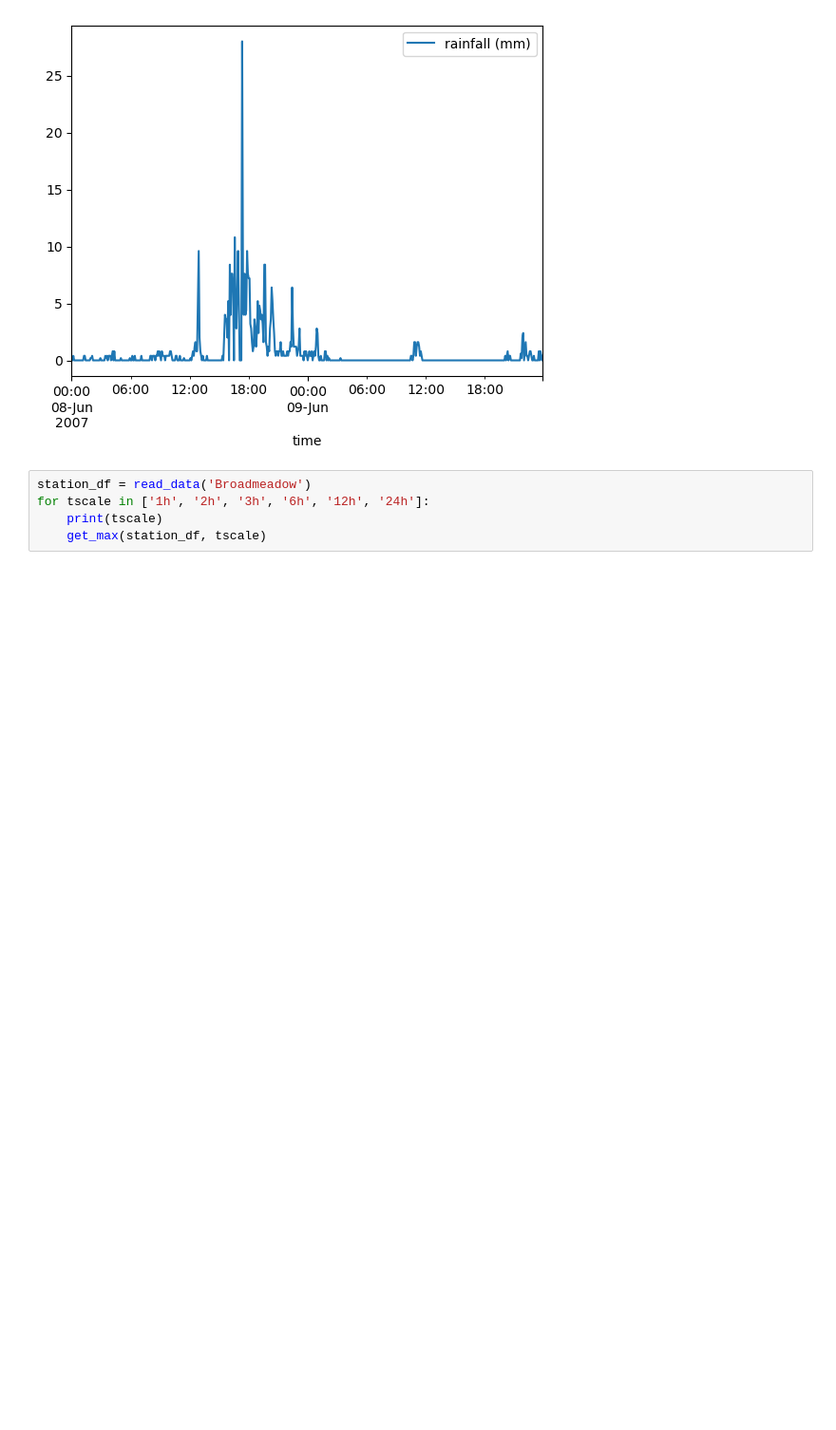
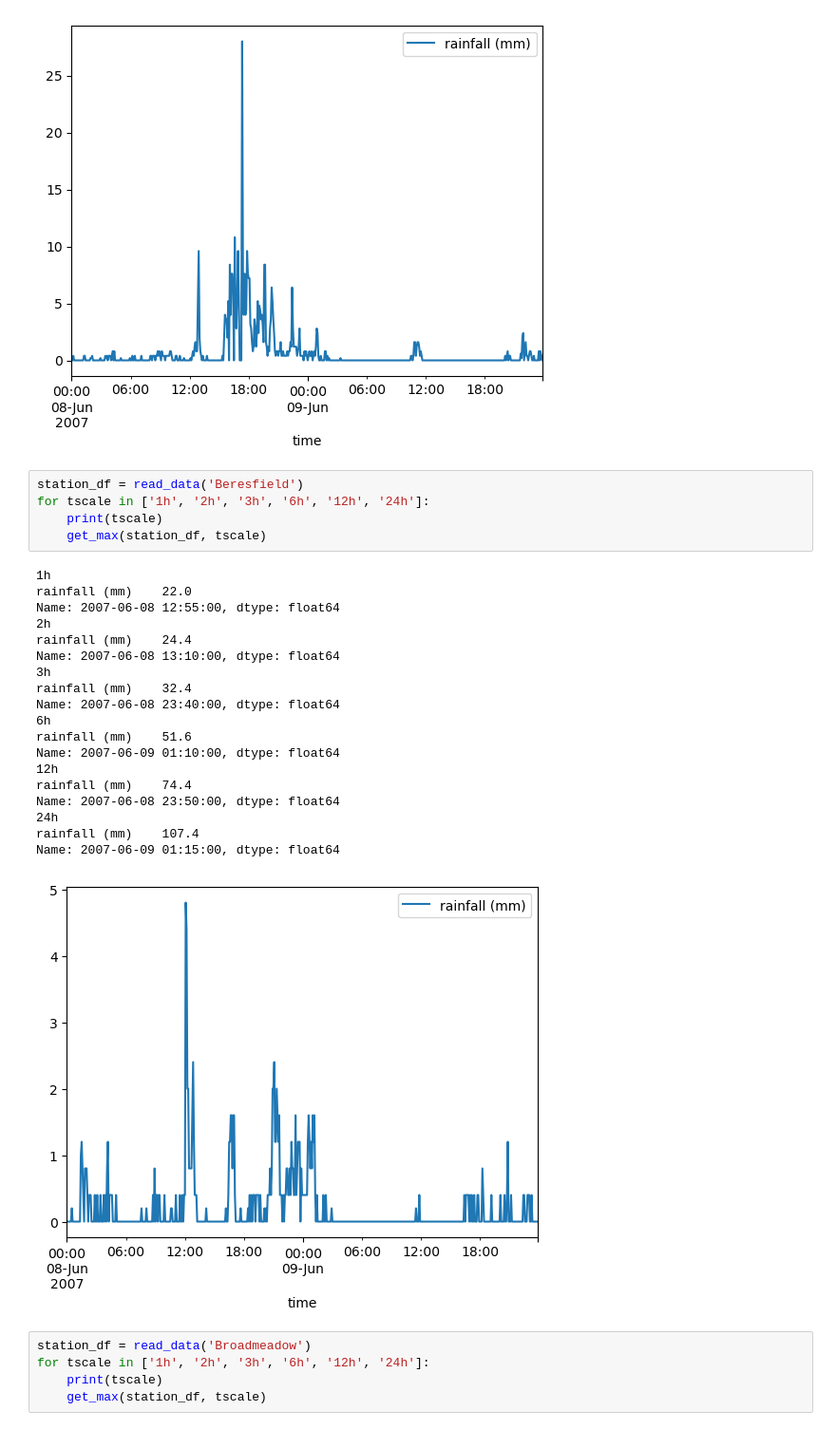
Before and after one commit to AusClimateService/unseen-projects, a Jupyter notebook: project-pasha/hunter_water_corporation.ipynb, the cells around one changed output. Shown at 95% size. Cells and saved outputs as stored; diff of their text form; blank space fills up the shorter version.

```diff
--- a/project-pasha/hunter_water_corporation.ipynb
+++ b/project-pasha/hunter_water_corporation.ipynb
@@ -69,6 +72,31 @@ Name: 2007-06-09 00:15:00, dtype: float64
 rainfall (mm)    370.4
 Name: 2007-06-09 01:50:00, dtype: float64
 [figure]
+# %%
+station_df = read_data('Beresfield')
+for tscale in ['1h', '2h', '3h', '6h', '12h', '24h']:
+    print(tscale)
+    get_max(station_df, tscale)
+# %% [output]
+1h
+rainfall (mm)    22.0
+Name: 2007-06-08 12:55:00, dtype: float64
+2h
+rainfall (mm)    24.4
+Name: 2007-06-08 13:10:00, dtype: float64
+3h
+rainfall (mm)    32.4
+Name: 2007-06-08 23:40:00, dtype: float64
+6h
+rainfall (mm)    51.6
+Name: 2007-06-09 01:10:00, dtype: float64
+12h
+rainfall (mm)    74.4
+Name: 2007-06-08 23:50:00, dtype: float64
+24h
+rainfall (mm)    107.4
+Name: 2007-06-09 01:15:00, dtype: float64
+[figure, added]
 # %%
 station_df = read_data('Broadmeadow')
 for tscale in ['1h', '2h', '3h', '6h', '12h', '24h']:
```
Also changed, not shown: parts of 5 cells of this notebook, 1 other file.
